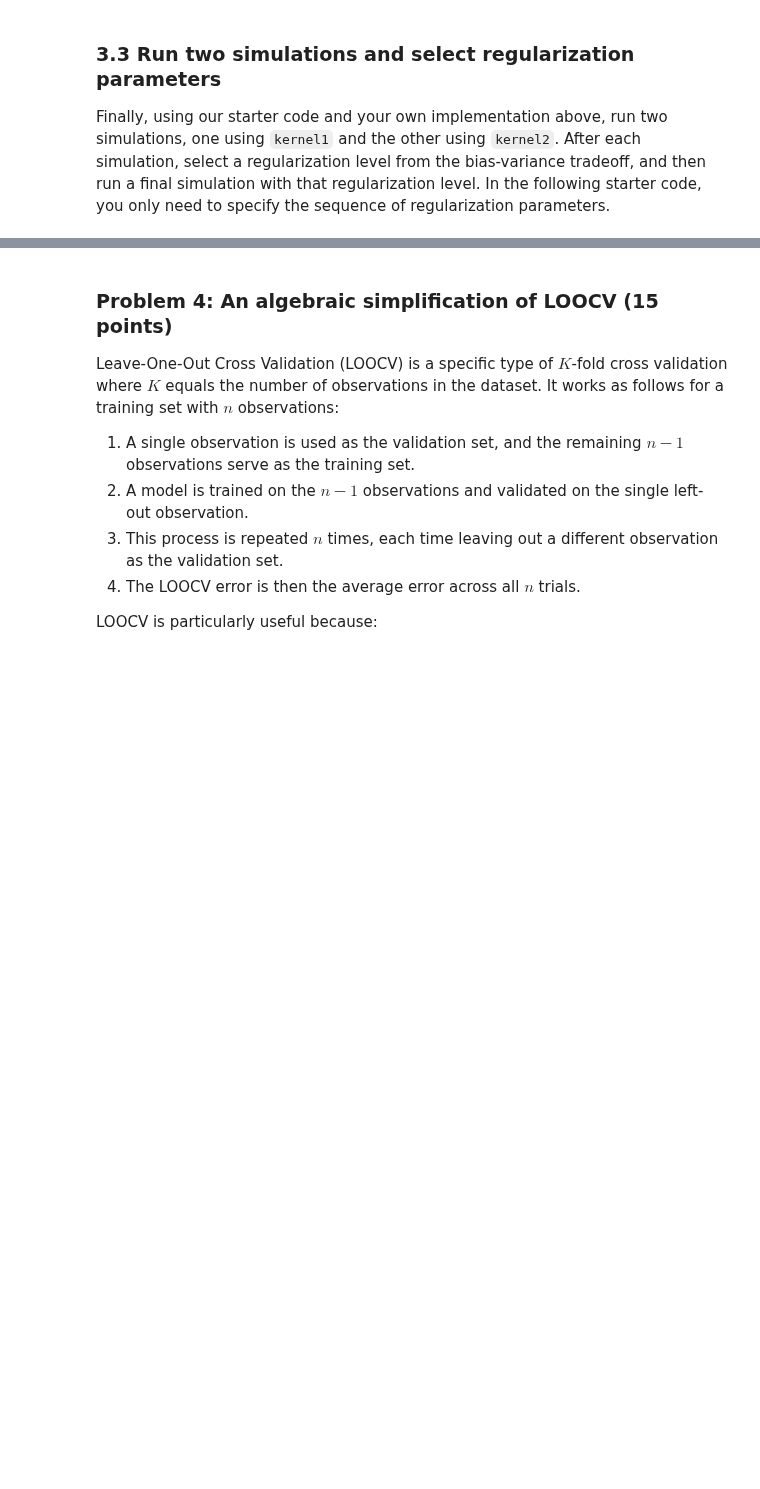
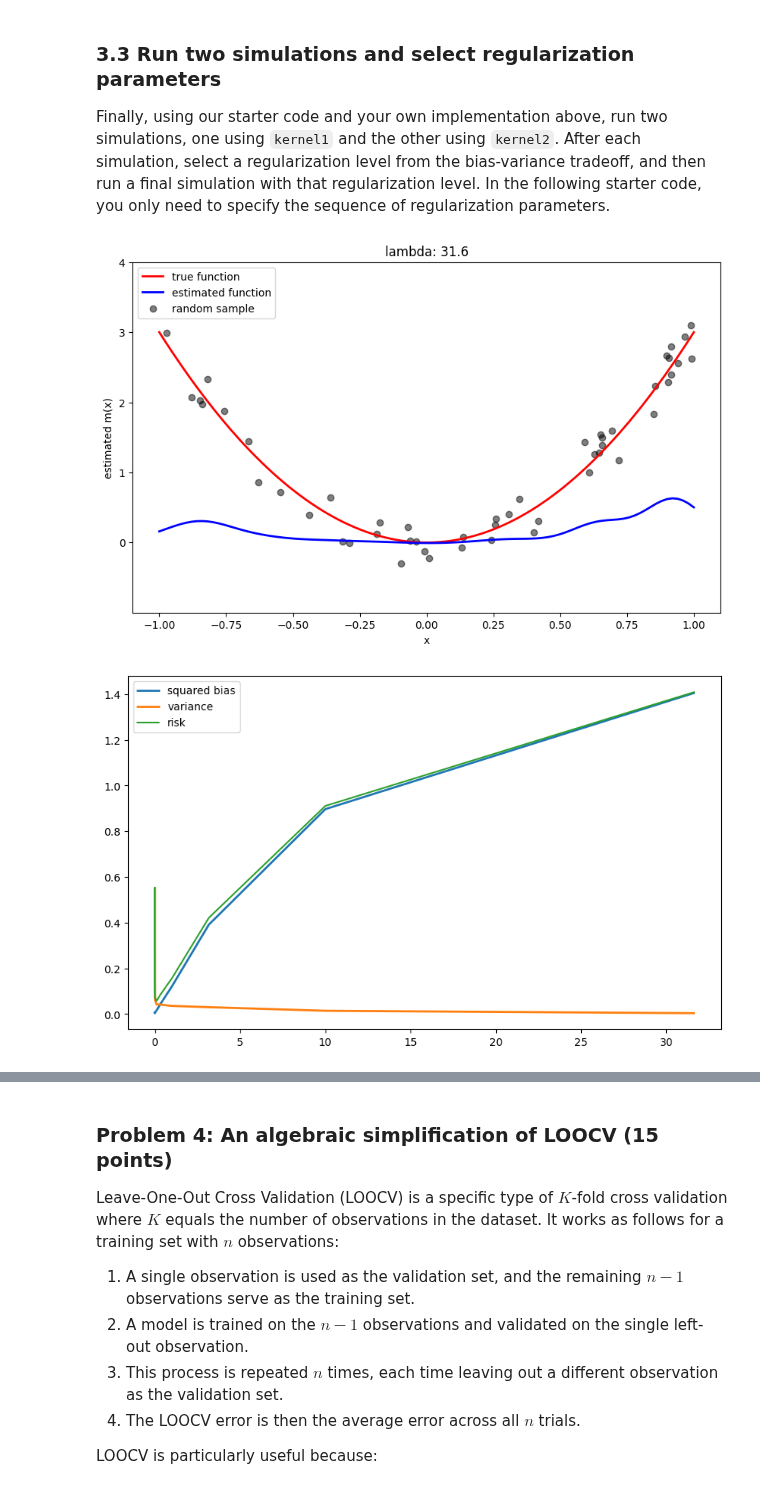
Before and after one commit to yaj0212/Intermediate-Machine-Learning, a Jupyter notebook: assignments/assn1/assn1.ipynb, the cells around one changed output, grey strips where cells are left out. Saved outputs shown, nothing was run; the diff lists cells and outputs as text; code cells hidden in the pictures; blank space fills up the shorter version.

```diff
--- a/assignments/assn1/assn1.ipynb
+++ b/assignments/assn1/assn1.ipynb
@@ -639,19 +656,24 @@ with two different bandwidths, or you might experiment with other kernels.
 The function `mercer_kernel_regress` takes a kernel, training data `X` and `y`, an array of values `x` to evaluate the function on, and a regularization parameter. You'll use your derivation above to
 determine the coefficients $\alpha$. For some clues and suggestions on how to do the
 implementation, see our demo code for smoothing kernels. You need to do something very similar.
-# %%
-def mercer_kernel_regress(kernel, X, y, x, lmbda):
-    # your implementation here
-    _
-
-def kernel1(x,y):
-    # your implementation here
-    _
-
-
-def kernel2(x,y):
-    # your implementation here
-    _
+# %%
+def mercer_kernel_regress(kernel, X, y, x, lmbda):
+    # your implementation here
+    X = np.asarray(X); x = np.asarray(x)
+    K = kernel(X[:, None], X[None, :])
+    alpha = np.linalg.solve(K + lmbda * np.eye(len(X)), y)
+    K_eval = kernel(x[:, None], X[None, :])
+    return K_eval @ alpha
+
+def kernel1(x,y):
+    # your implementation here
+    h = 0.1
+    return np.exp(-(x - y)**2 / (2 * h**2))
+
+def kernel2(x,y):
+    # your implementation here
+    h = 1.0
+    return np.exp(-(x - y)**2 / (2 * h**2))
 # %% [markdown]
 ###  3.3 Run two simulations and select regularization parameters
 
@@ -659,6 +681,9 @@ Finally, using our starter code and your own implementation above, run two simul
 using `kernel1` and the other using `kernel2`. After each simulation, select a regularization level from the bias-variance tradeoff, and then run a final simulation with that regularization level. In the following
 starter code, you only need to specify the sequence of regularization parameters.
 # %%
-lmbdas = # define your sequence of lambdas
+lmbdas = np.logspace(-4, 1.5, 12) # define your sequence of lambdas
 run_simulation(kernel1, lmbdas)
+# %% [output]
+[figure, added]
+[figure, added]
 # %%
```
Also changed, not shown: parts of 5 cells of this notebook.
